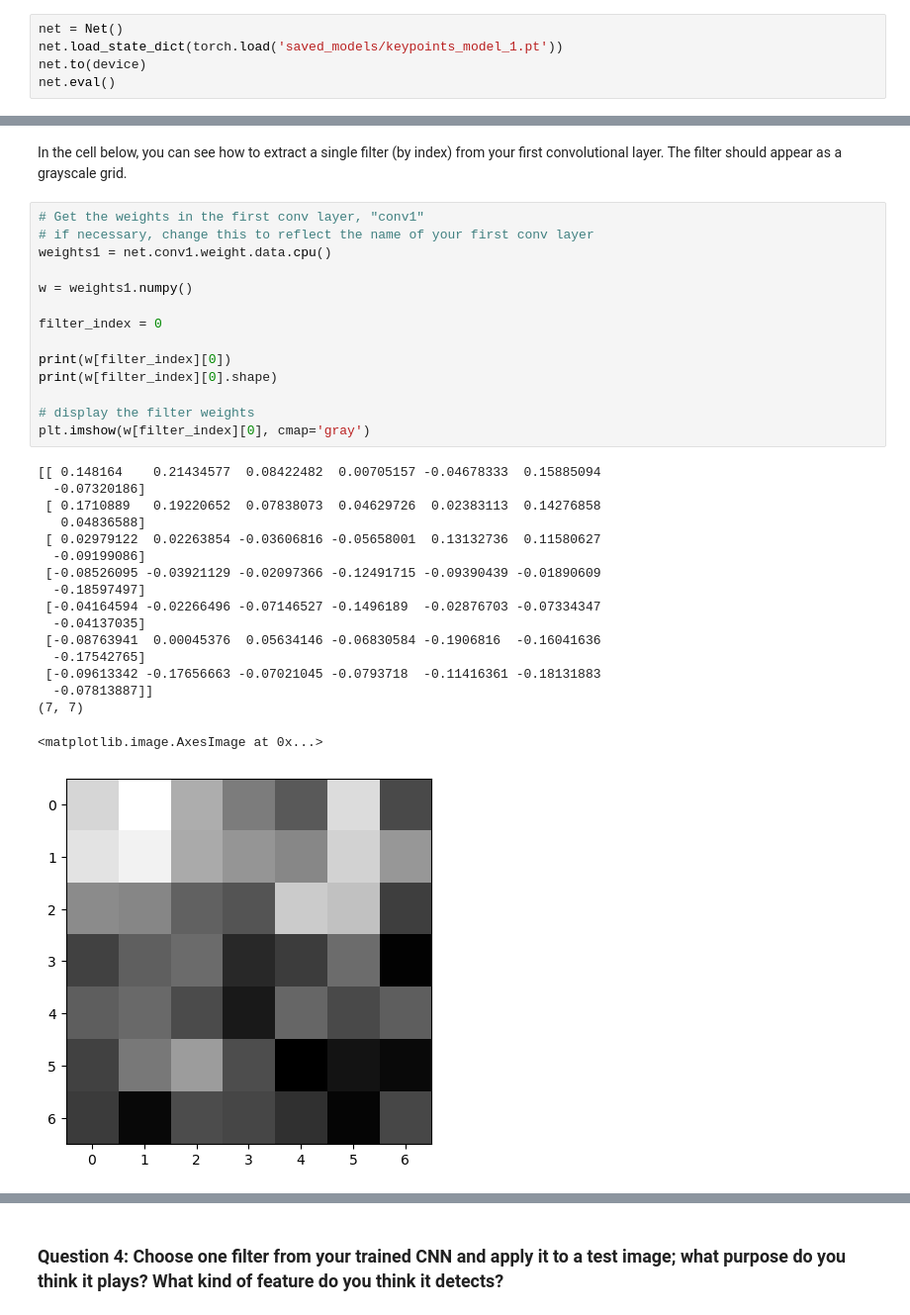
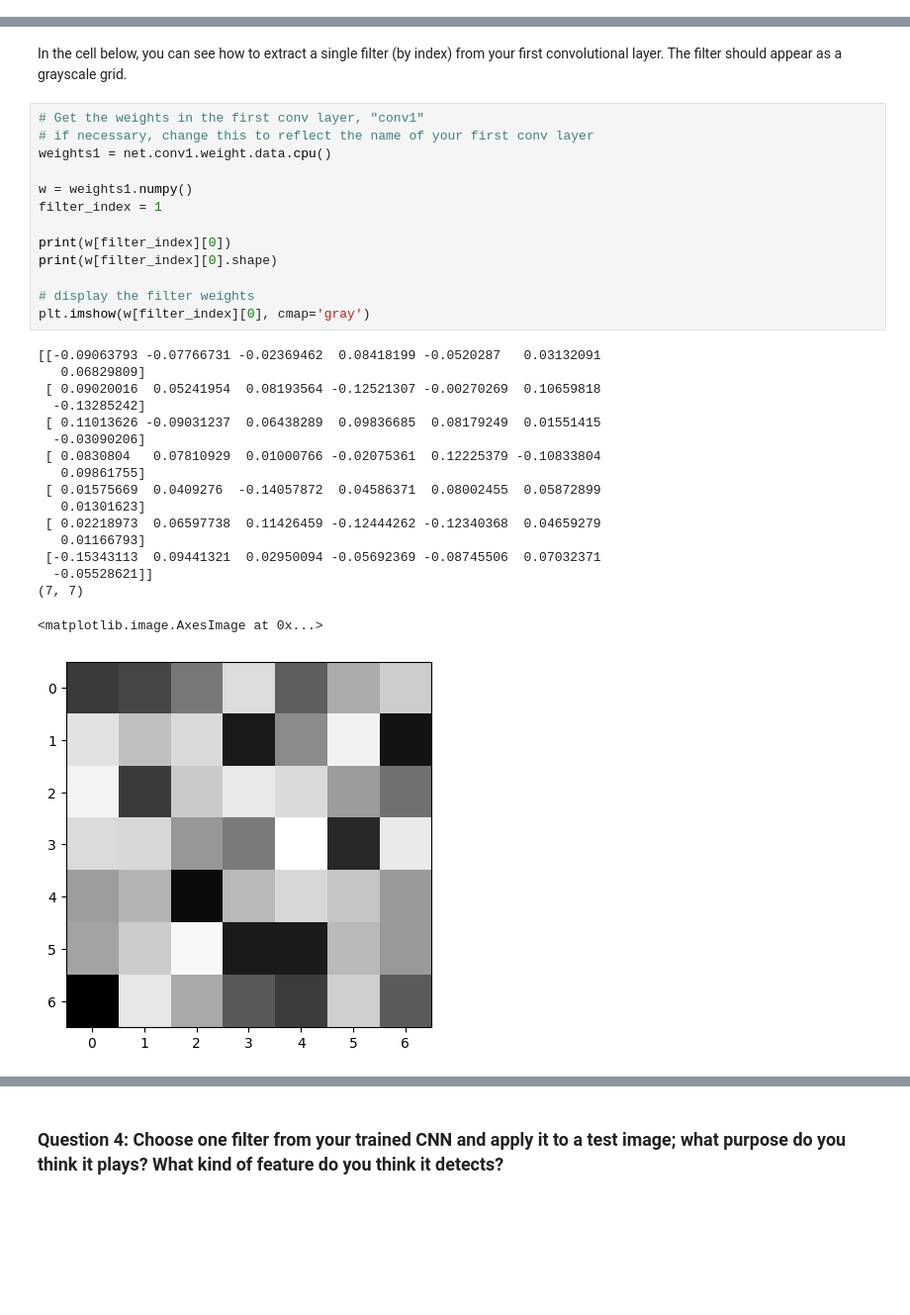
Before and after one commit to amoriqbal/FacialKeypointDetectionUdacity, a Jupyter notebook: 2. Define the Network Architecture.ipynb, the cells around one changed output, grey strips where cells are left out. Shown at 99% size. Cells and saved outputs as stored; diff of their text form; blank space fills up the shorter version.

```diff
--- a/2. Define the Network Architecture.ipynb
+++ b/2. Define the Network Architecture.ipynb
@@ -543,5 +574,0 @@ torch.Size([10, 68, 2])
-# %%
-net = Net()
-net.load_state_dict(torch.load('saved_models/keypoints_model_1.pt'))
-net.to(device)
-net.eval()
@@ -637,35 +638,34 @@ In the cell below, you can see how to extract a single filter (by index) from yo
 # %%
 # Get the weights in the first conv layer, "conv1"
 # if necessary, change this to reflect the name of your first conv layer
 weights1 = net.conv1.weight.data.cpu()
 
 w = weights1.numpy()
-
-filter_index = 0
+filter_index = 1
 
 print(w[filter_index][0])
 print(w[filter_index][0].shape)
 
 # display the filter weights
 plt.imshow(w[filter_index][0], cmap='gray')
 # %% [output]
-[[ 0.148164    0.21434577  0.08422482  0.00705157 -0.04678333  0.15885094
-  -0.07320186]
- [ 0.1710889   0.19220652  0.07838073  0.04629726  0.02383113  0.14276858
-   0.04836588]
- [ 0.02979122  0.02263854 -0.03606816 -0.05658001  0.13132736  0.11580627
-  -0.09199086]
- [-0.08526095 -0.03921129 -0.02097366 -0.12491715 -0.09390439 -0.01890609
-  -0.18597497]
- [-0.04164594 -0.02266496 -0.07146527 -0.1496189  -0.02876703 -0.07334347
-  -0.04137035]
- [-0.08763941  0.00045376  0.05634146 -0.06830584 -0.1906816  -0.16041636
-  -0.17542765]
- [-0.09613342 -0.17656663 -0.07021045 -0.0793718  -0.11416361 -0.18131883
-  -0.07813887]]
+[[-0.09063793 -0.07766731 -0.02369462  0.08418199 -0.0520287   0.03132091
+   0.06829809]
+ [ 0.09020016  0.05241954  0.08193564 -0.12521307 -0.00270269  0.10659818
+  -0.13285242]
+ [ 0.11013626 -0.09031237  0.06438289  0.09836685  0.08179249  0.01551415
+  -0.03090206]
+ [ 0.0830804   0.07810929  0.01000766 -0.02075361  0.12225379 -0.10833804
+   0.09861755]
+ [ 0.01575669  0.0409276  -0.14057872  0.04586371  0.08002455  0.05872899
+   0.01301623]
+ [ 0.02218973  0.06597738  0.11426459 -0.12444262 -0.12340368  0.04659279
+   0.01166793]
+ [-0.15343113  0.09441321  0.02950094 -0.05692369 -0.08745506  0.07032371
+  -0.05528621]]
 (7, 7)
 <matplotlib.image.AxesImage at 0x...>
-[figure, old version]
+[figure, new version]
 # %% [markdown]
 ## Feature maps
 
```
Also changed, not shown: parts of 26 cells of this notebook, 2 other files.
